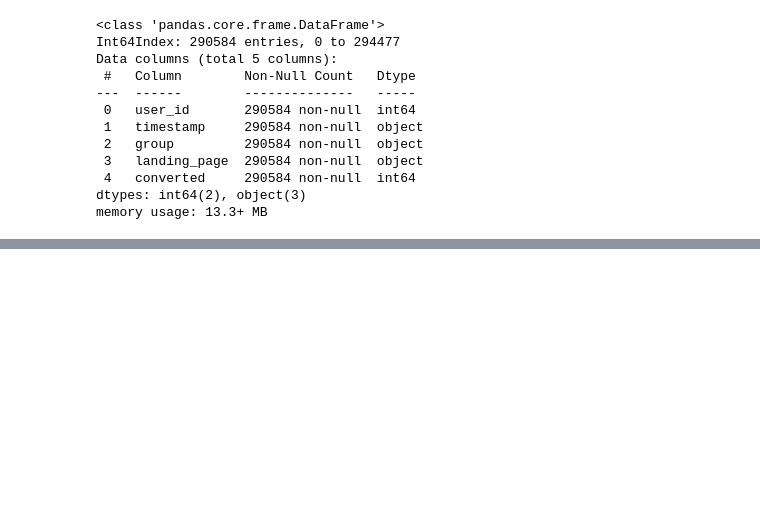
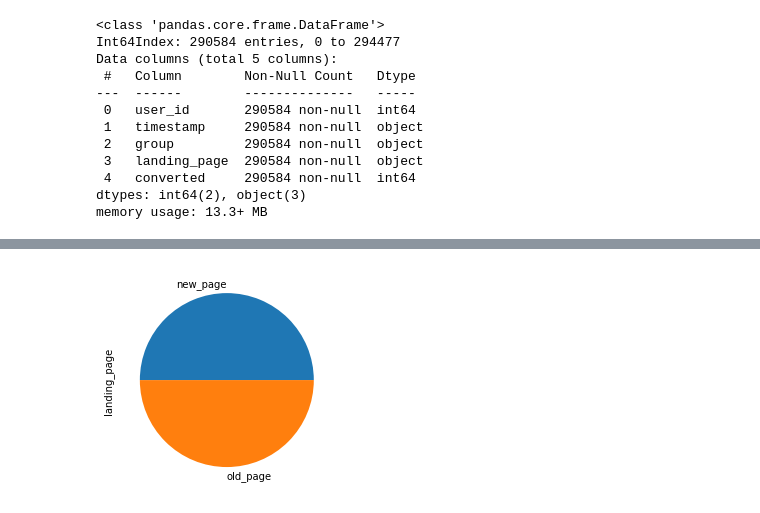
Before and after one commit to Kurnosaya/A-B-testing, a Jupyter notebook: AB_testing.ipynb, the cells around one changed output, grey strips where cells are left out. Drawn from its saved outputs; the diff is of its cells as text; code cells hidden in the pictures; blank space fills up the shorter version.

```diff
--- a/AB_testing.ipynb
+++ b/AB_testing.ipynb
@@ -117,0 +154,4 @@ groups.plot.bar()
+# %%
+df_cleaned['landing_page'].value_counts().plot.pie();
+# %% [output]
+[figure, added]
```
Also changed, not shown: parts of 16 cells of this notebook.
